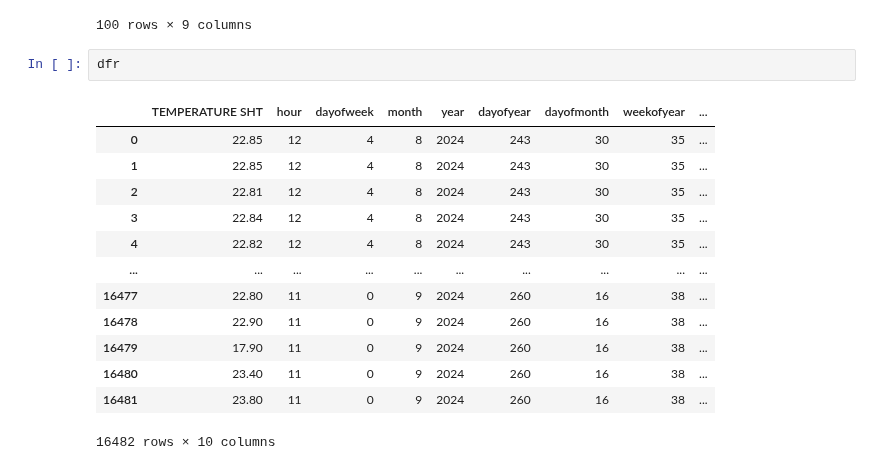
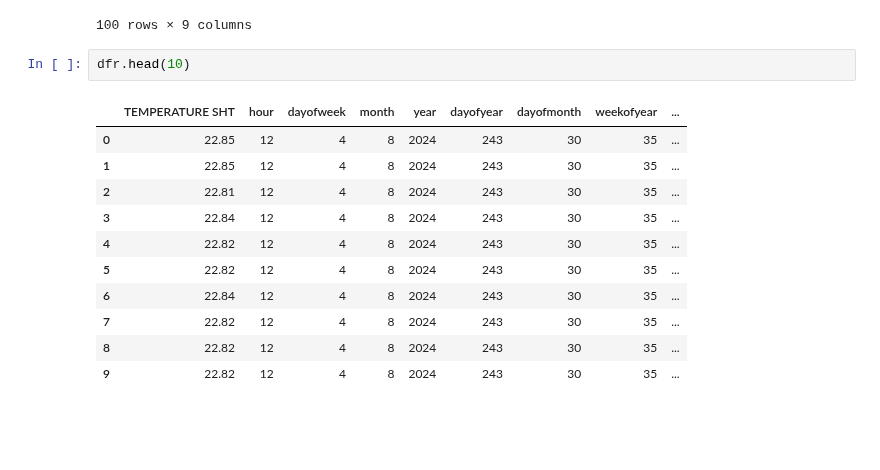
Before and after one commit to Winfry/Upande, a Jupyter notebook: tesst.ipynb, the cells around one changed output. Cells and saved outputs as stored; diff of their text form; blank space fills up the shorter version.

```diff
--- a/tesst.ipynb
+++ b/tesst.ipynb
@@ -395,18 +395,16 @@ df.head(100)
 | 99 | 20.63 | 14 | 4 | 8 | 2024 | 243 | 30 | 35 | None |
 100 rows × 9 columns
 # %%
-dfr
+dfr.head(10)
 # %% [output]
 |  | TEMPERATURE SHT | hour | dayofweek | month | year | dayofyear | dayofmonth | weekofyear | ... |
 | 0 | 22.85 | 12 | 4 | 8 | 2024 | 243 | 30 | 35 | ... |
 | 1 | 22.85 | 12 | 4 | 8 | 2024 | 243 | 30 | 35 | ... |
 | 2 | 22.81 | 12 | 4 | 8 | 2024 | 243 | 30 | 35 | ... |
 | 3 | 22.84 | 12 | 4 | 8 | 2024 | 243 | 30 | 35 | ... |
 | 4 | 22.82 | 12 | 4 | 8 | 2024 | 243 | 30 | 35 | ... |
-| ... | ... | ... | ... | ... | ... | ... | ... | ... | ... |
-| 16477 | 22.80 | 11 | 0 | 9 | 2024 | 260 | 16 | 38 | ... |
-| 16478 | 22.90 | 11 | 0 | 9 | 2024 | 260 | 16 | 38 | ... |
-| 16479 | 17.90 | 11 | 0 | 9 | 2024 | 260 | 16 | 38 | ... |
-| 16480 | 23.40 | 11 | 0 | 9 | 2024 | 260 | 16 | 38 | ... |
-| 16481 | 23.80 | 11 | 0 | 9 | 2024 | 260 | 16 | 38 | ... |
+| 5 | 22.82 | 12 | 4 | 8 | 2024 | 243 | 30 | 35 | ... |
+| 6 | 22.84 | 12 | 4 | 8 | 2024 | 243 | 30 | 35 | ... |
+| 7 | 22.82 | 12 | 4 | 8 | 2024 | 243 | 30 | 35 | ... |
+| 8 | 22.82 | 12 | 4 | 8 | 2024 | 243 | 30 | 35 | ... |
+| 9 | 22.82 | 12 | 4 | 8 | 2024 | 243 | 30 | 35 | ... |
-16482 rows × 10 columns
```
